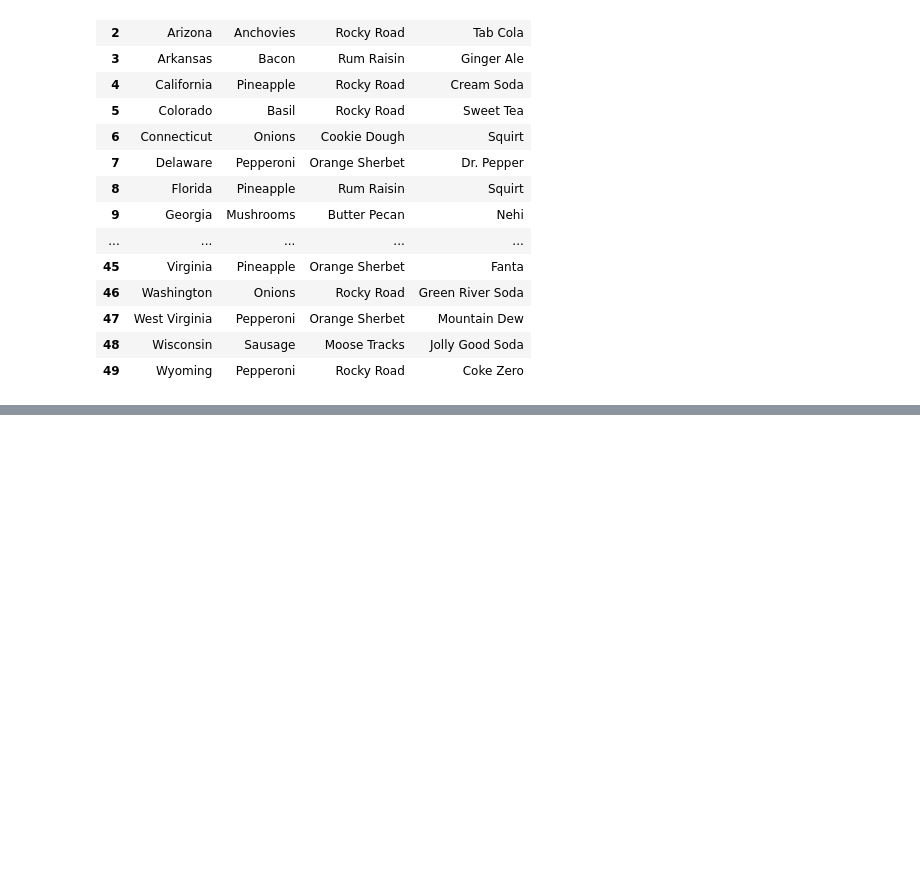
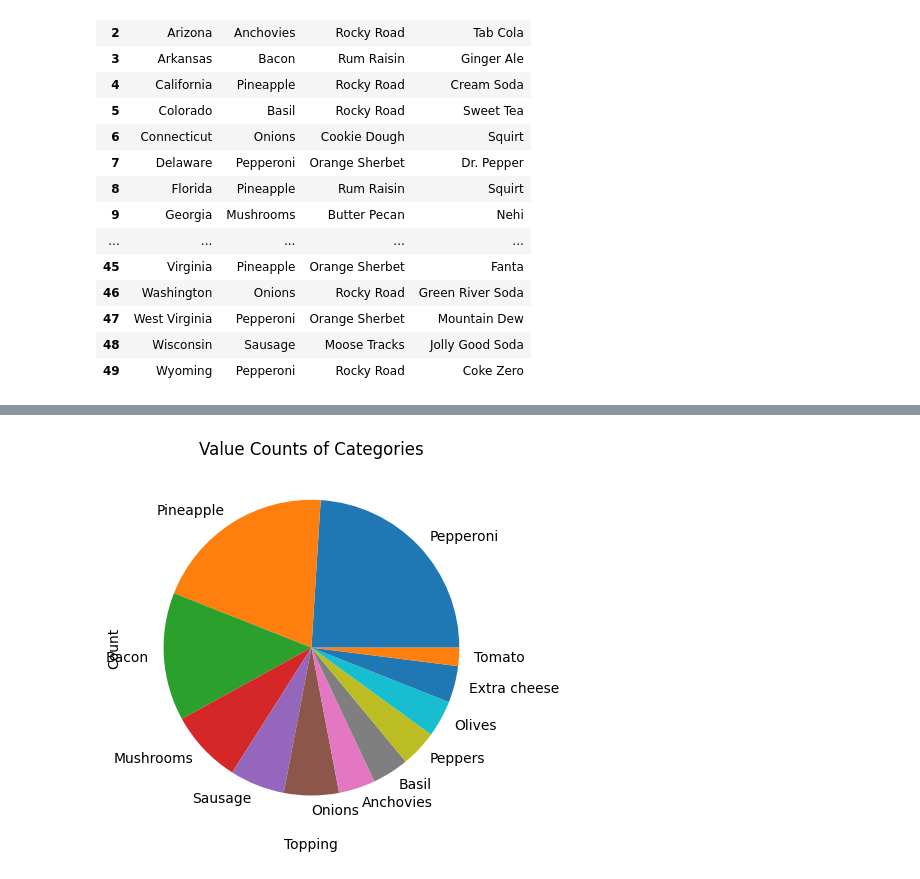
Before and after one commit to wipa12/Tastesbystate, a Jupyter notebook: Tastebystate.ipynb, the cells around one changed output, grey strips where cells are left out. Drawn from its saved outputs; the diff is of its cells as text; code cells hidden in the pictures; blank space fills up the shorter version.

Commit message:
First plot completed

```diff
--- a/Tastebystate.ipynb
+++ b/Tastebystate.ipynb
@@ -160,0 +160,10 @@ df5.groupby(['Topping']).sum()
+# %%
+counts = df5['Topping'].value_counts()
+counts.plot(kind='pie')
+
+plt.xlabel('Topping')
+plt.ylabel('Count')
+plt.title('Value Counts of Categories')
+plt.show()
+# %% [output]
+[figure, added]
```
Also changed, not shown: parts of 2 cells of this notebook, 1 other file.
